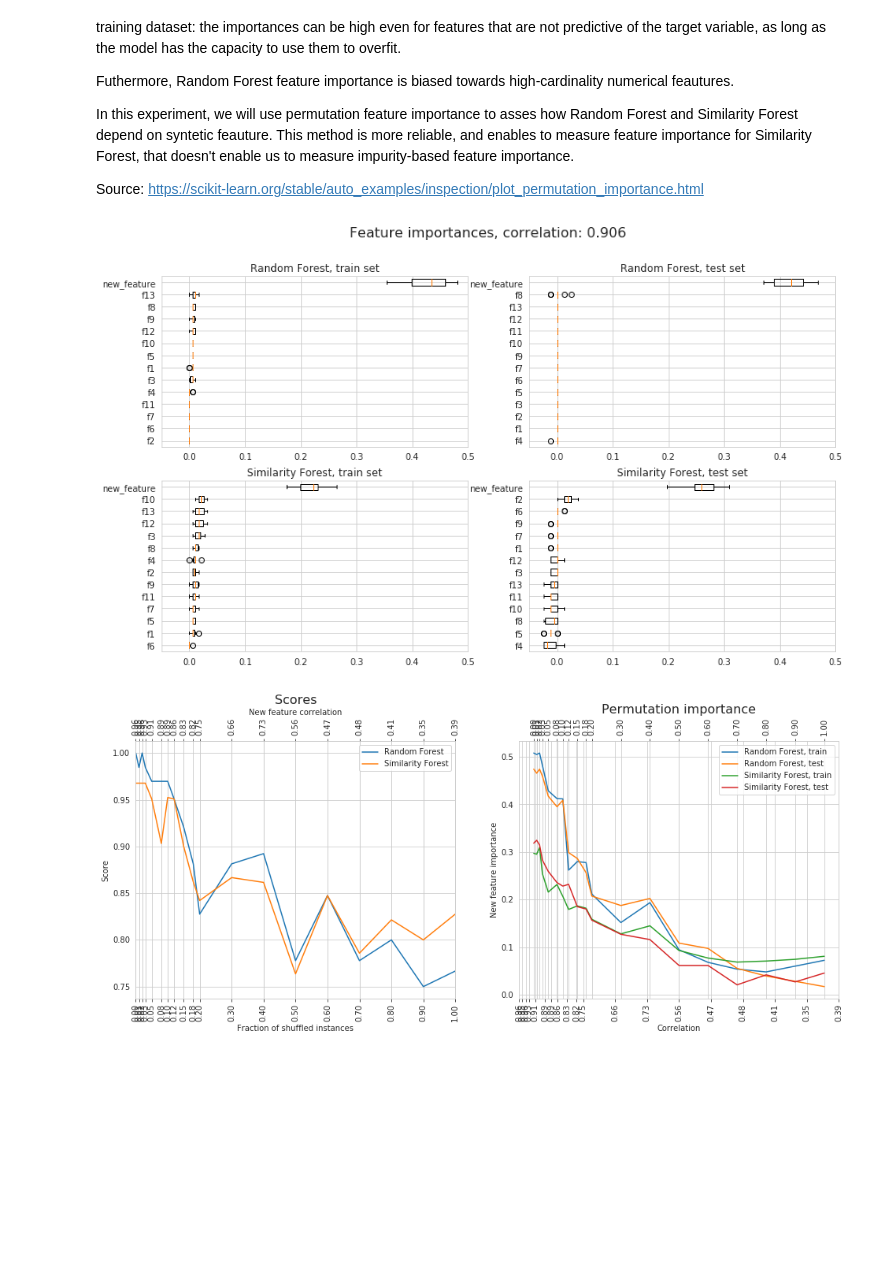
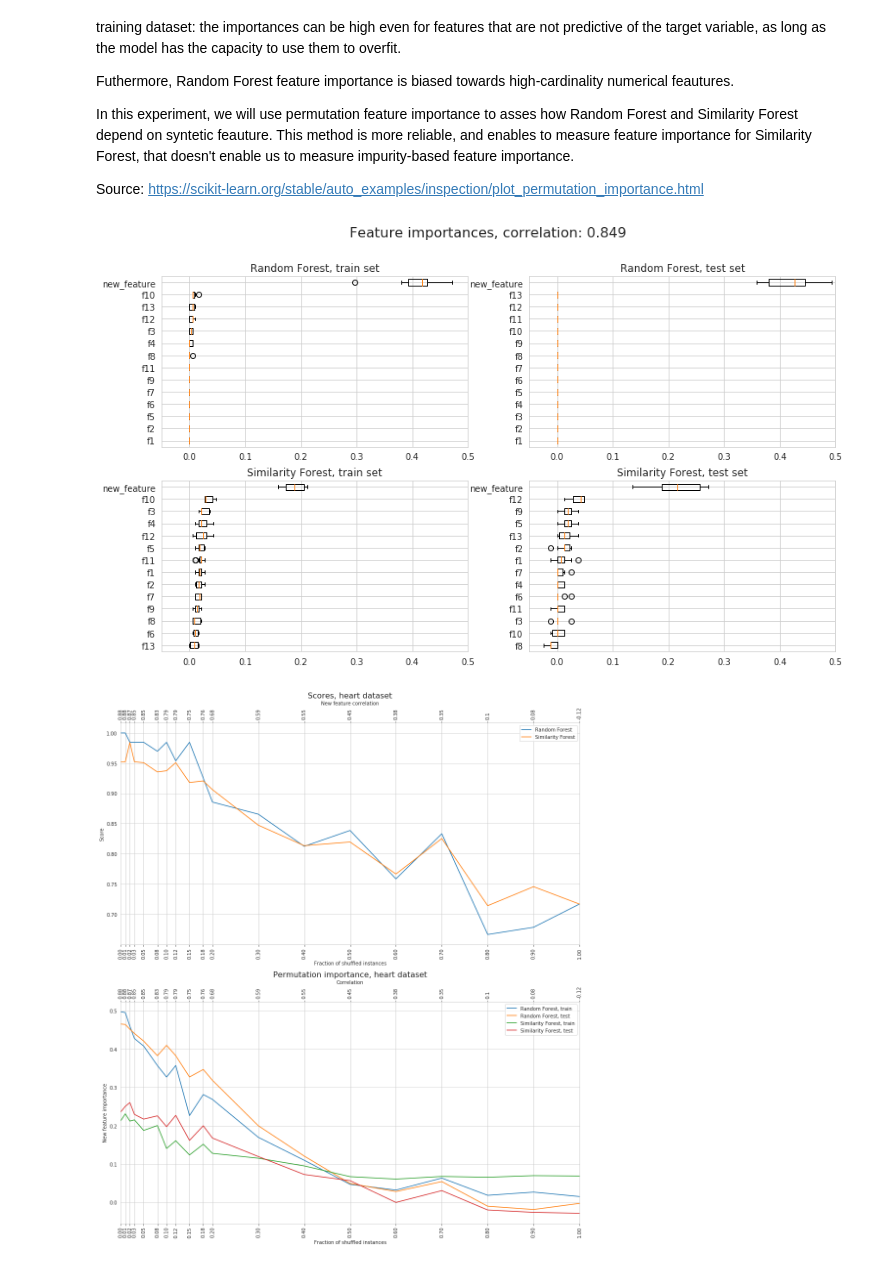
Before and after one commit to sfczekalski/similarity_forest, a Jupyter notebook: examples/Bias.ipynb, the cells around one changed output. Drawn from its saved outputs; the diff is of its cells as text; code cells hidden in the pictures; blank space fills up the shorter version.

Commit message:
Syntetic categorical feature for classification.

```diff
--- a/examples/Bias.ipynb
+++ b/examples/Bias.ipynb
@@ -23,7 +25,7 @@ warnings.filterwarnings('ignore')
 # %%
 X, y = load_svmlight_file('data/heart')
 X = X.toarray().astype(np.float32)
-
+y[y==-1] = 0
 
 features = [f'f{i+1}' for i in range(X.shape[1])]
 df = pd.DataFrame(X, columns = features)
@@ -47,7 +49,11 @@ Then a fraction of values is permuted, to reduce the correlation.
 
 In this case, a=10, b=5, fraction=0.05
 # %%
-new_feature, corr, p = create_correlated_feature(y, fraction=0.05, seed=SEED, verbose=True)
+new_feature, corr = create_numeric_feature_classification(y, fraction=0.05, seed=SEED, verbose=True)
 df = pd.concat([pd.Series(new_feature, name='new_feature'), df], axis=1)
-df.head()
+
+plt.scatter(new_feature, y, alpha=0.3)
+plt.xlabel('Feature value')
+plt.ylabel('Target')
+plt.title('Synthetic numerical feature');
 # %% [output]
@@ -103,13 +104,17 @@ perm_importance_results = get_permutation_importances(rf, sf,
                                                       X_train, y_train, X_test, y_test,
                                                       corr, df.columns.values, plot=True)
 # %% [output]
-[figure, old version]
+[figure, new version]
 # %%
 fraction_range = [0.0, 0.01, 0.02, 0.03, 0.05, 0.08, 0.1, 0.12, 0.15,
                   0.18, 0.2, 0.3, 0.4, 0.5, 0.6, 0.7, 0.8, 0.9, 1.0]
 
 
-correlations, rf_scores, sf_scores, permutation_importances = bias_experiment(df, y, fraction_range, SEED)
-plot_bias(fraction_range, correlations, rf_scores, sf_scores, permutation_importances)
+correlations, rf_scores, sf_scores, permutation_importances = bias_experiment(df, y,
+                                                                              'classification', 'numeric',
+                                                                              fraction_range, SEED)
+plot_bias(fraction_range, correlations,
+          rf_scores, sf_scores,
+          permutation_importances, 'heart')
 # %% [output]
-[figure, old version]
+[figure, new version]
```
Also changed, not shown: parts of 9 cells of this notebook, 1 other file.
